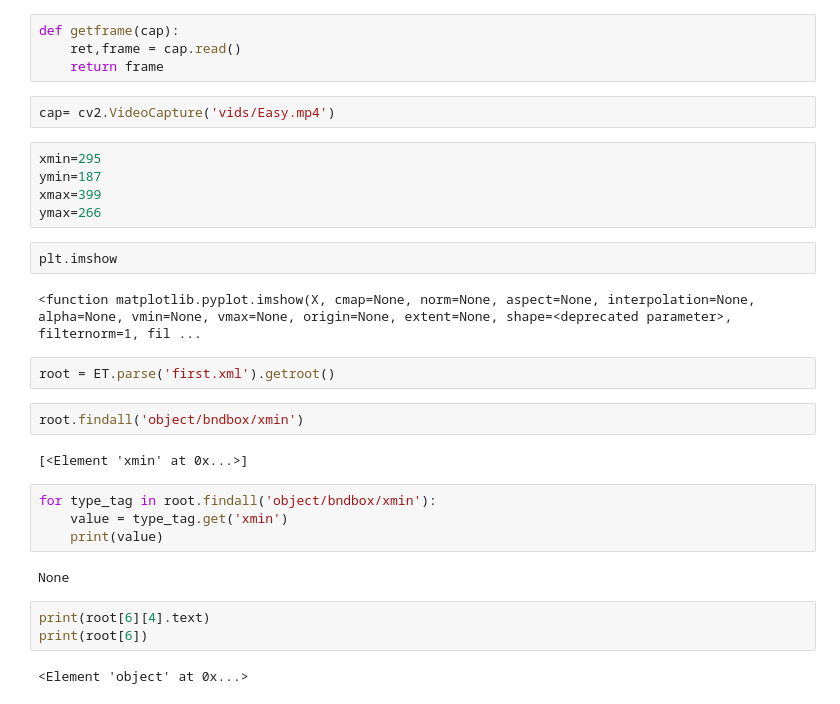
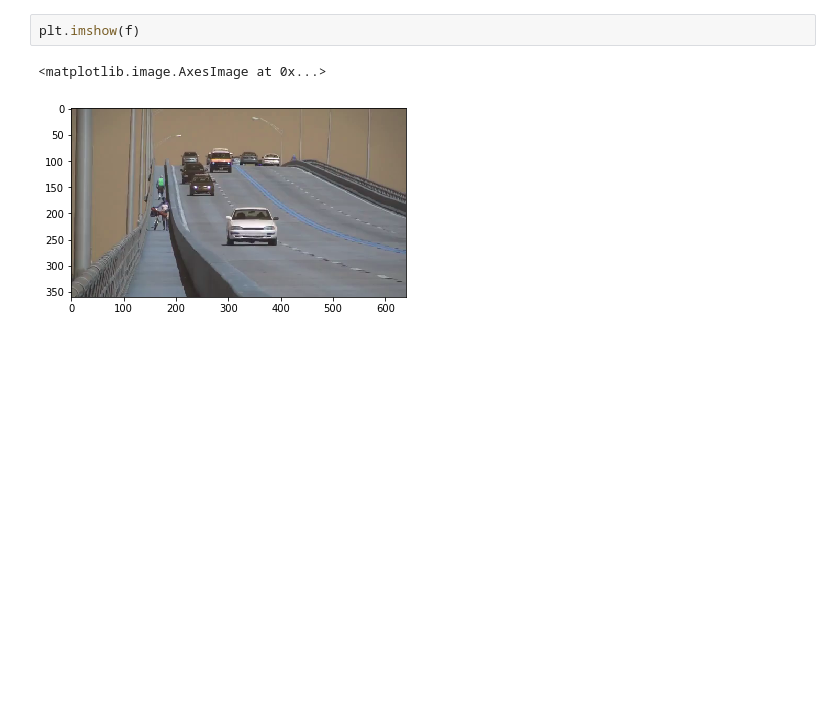
Before and after one commit to shortstheory/cis581-3b, a Jupyter notebook: Playground.ipynb, the cells around one changed output. Saved outputs shown, nothing was run; the diff lists cells and outputs as text; blank space fills up the shorter version.

```diff
--- a/Playground.ipynb
+++ b/Playground.ipynb
@@ -11,32 +17,5 @@ from getBoundingBoxes import *
-# %%
-def getframe(cap):
-    ret,frame = cap.read()
-    return frame
-# %%
-cap= cv2.VideoCapture('vids/Easy.mp4')
-# %%
-xmin=295
-ymin=187
-xmax=399
-ymax=266
 # %%
-plt.imshow
+plt.imshow(f)
 # %% [output]
-<function matplotlib.pyplot.imshow(X, cmap=None, norm=None, aspect=None, interpolation=None, alpha=None, vmin=None, vmax=None, origin=None, extent=None, shape=<deprecated parameter>, filternorm=1, fil ...
+<matplotlib.image.AxesImage at 0x...>
+[figure, added]
-# %%
-root = ET.parse('first.xml').getroot()
-# %%
-root.findall('object/bndbox/xmin')
-# %% [output]
-[<Element 'xmin' at 0x...>]
-# %%
-for type_tag in root.findall('object/bndbox/xmin'):
-    value = type_tag.get('xmin')
-    print(value)
-# %% [output]
-None
-# %%
-print(root[6][4].text)
-print(root[6])
-# %% [output]
-<Element 'object' at 0x...>
```
Also changed, not shown: parts of 5 cells of this notebook, 3 other files.
